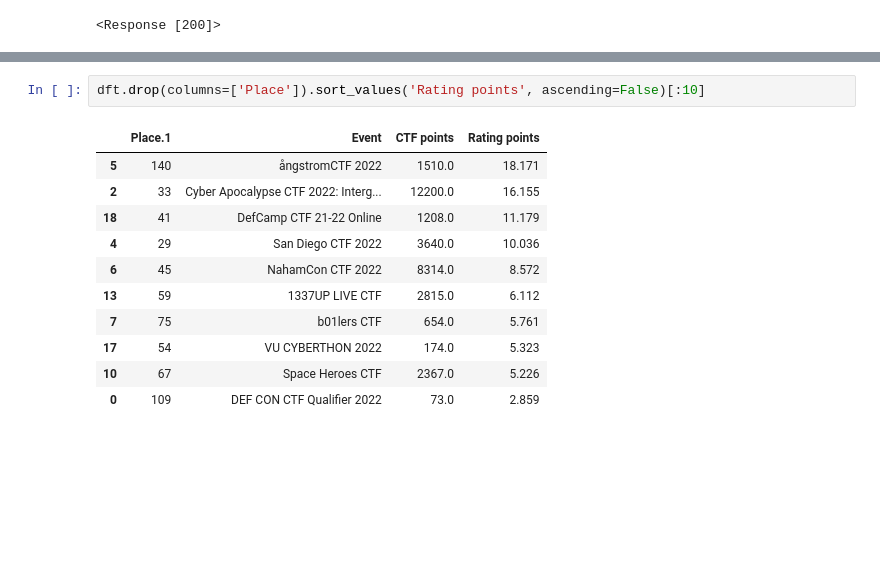
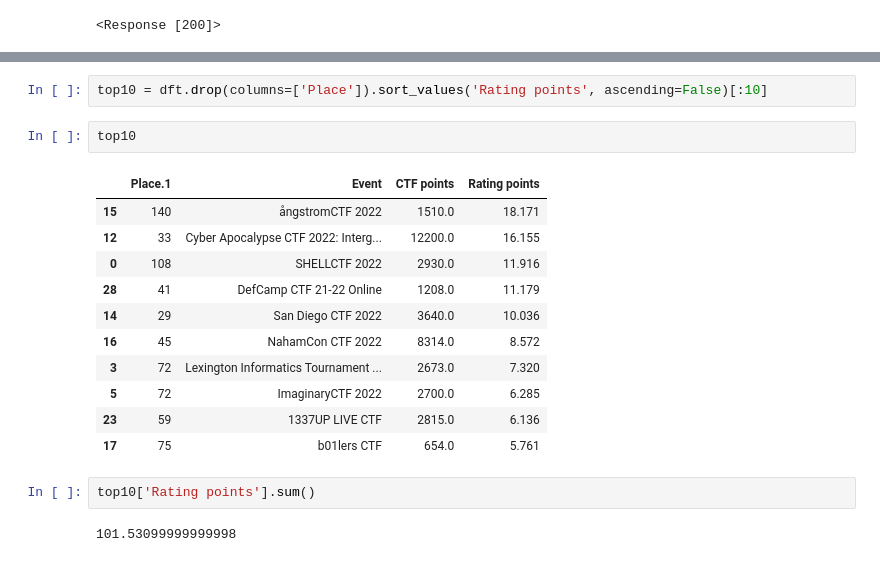
Before and after one commit to pymivn/ctf, a Jupyter notebook: ctftime.ipynb, the cells around one changed output, grey strips where cells are left out. Cells and saved outputs as stored; diff of their text form; blank space fills up the shorter version.

```diff
--- a/ctftime.ipynb
+++ b/ctftime.ipynb
@@ -143,14 +145,20 @@ dft.head()
 # %%
-dft.drop(columns=['Place']).sort_values('Rating points', ascending=False)[:10]
+top10 = dft.drop(columns=['Place']).sort_values('Rating points', ascending=False)[:10]
-# %% [output]
-|  | Place.1 | Event | CTF points | Rating points |
-| 5 | 140 | ångstromCTF 2022 | 1510.0 | 18.171 |
-| 2 | 33 | Cyber Apocalypse CTF 2022: Interg... | 12200.0 | 16.155 |
-| 18 | 41 | DefCamp CTF 21-22 Online | 1208.0 | 11.179 |
-| 4 | 29 | San Diego CTF 2022 | 3640.0 | 10.036 |
-| 6 | 45 | NahamCon CTF 2022 | 8314.0 | 8.572 |
-| 13 | 59 | 1337UP LIVE CTF | 2815.0 | 6.112 |
-| 7 | 75 | b01lers CTF | 654.0 | 5.761 |
-| 17 | 54 | VU CYBERTHON 2022 | 174.0 | 5.323 |
-| 10 | 67 | Space Heroes CTF | 2367.0 | 5.226 |
-| 0 | 109 | DEF CON CTF Qualifier 2022 | 73.0 | 2.859 |
+# %%
+top10
+# %% [output]
+|  | Place.1 | Event | CTF points | Rating points |
+| 15 | 140 | ångstromCTF 2022 | 1510.0 | 18.171 |
+| 12 | 33 | Cyber Apocalypse CTF 2022: Interg... | 12200.0 | 16.155 |
+| 0 | 108 | SHELLCTF 2022 | 2930.0 | 11.916 |
+| 28 | 41 | DefCamp CTF 21-22 Online | 1208.0 | 11.179 |
+| 14 | 29 | San Diego CTF 2022 | 3640.0 | 10.036 |
+| 16 | 45 | NahamCon CTF 2022 | 8314.0 | 8.572 |
+| 3 | 72 | Lexington Informatics Tournament ... | 2673.0 | 7.320 |
+| 5 | 72 | ImaginaryCTF 2022 | 2700.0 | 6.285 |
+| 23 | 59 | 1337UP LIVE CTF | 2815.0 | 6.136 |
+| 17 | 75 | b01lers CTF | 654.0 | 5.761 |
+# %%
+top10['Rating points'].sum()
+# %% [output]
+101.53099999999998
```
Also changed, not shown: parts of 9 cells of this notebook, 1 other file.
